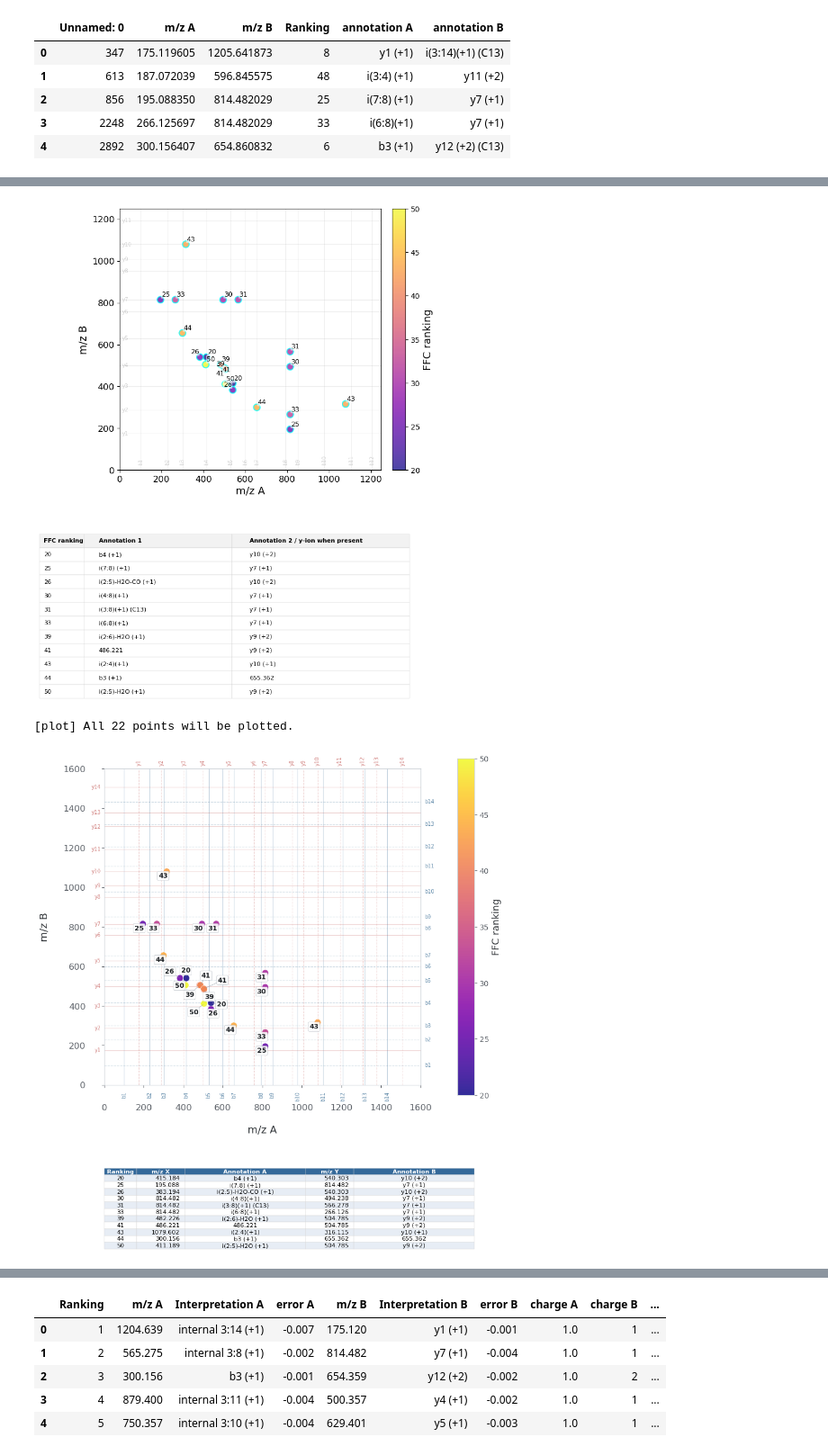
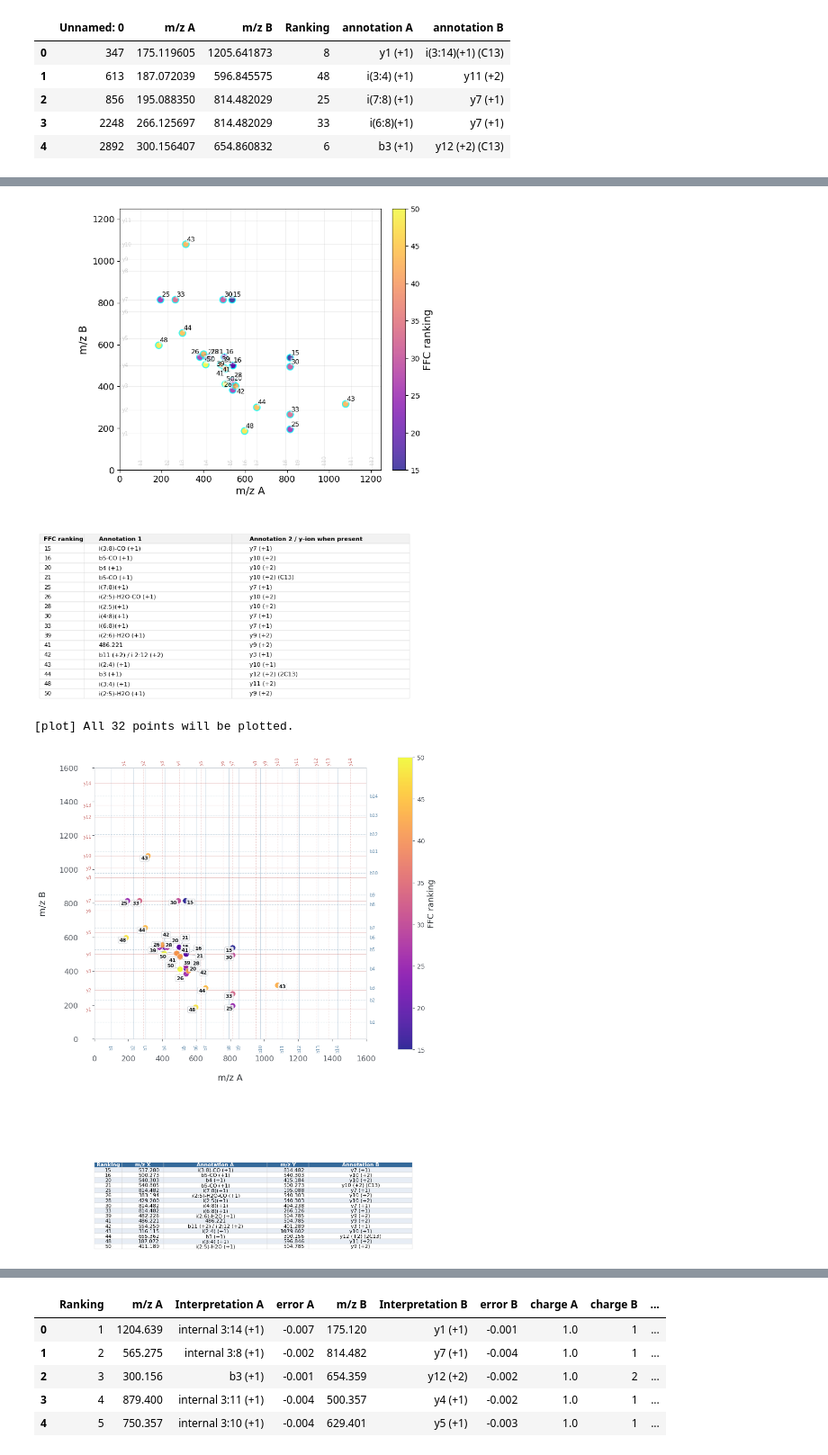
Before and after one commit to Kevinxsn/2D_spec_dict, a Jupyter notebook: paper/graph1.ipynb, the cells around one changed output, grey strips where cells are left out. Shown at 90% size. Drawn from its saved outputs; the diff is of its cells as text; code cells hidden in the pictures.

```diff
--- a/paper/graph1.ipynb
+++ b/paper/graph1.ipynb
@@ -1124,5 +1124,4 @@ plot_ffc_map(
 # %%
-ranking_to_drop = [3, 9, 12, 10, 24, 36, 18, 34, 61, 7, 19, 2, 11, 5, 4, 13, 14, 1, 46, 23, 29, 6, 22, 32, 35, 63, 77, 72, 52, 38,47,17,37,40,8]
 df_filtered = mms_df[~mms_df["Ranking"].isin(ranking_to_drop)].copy()
 # %%
 df_filtered.head()
@@ -1470,5 +1473,6 @@ fig, ax, ax_table, annotated_df = plot_ffc_annotation_map_with_table(
 # %%
-ranking_to_drop = [3, 9, 12, 10, 24, 36, 18, 34, 61, 7, 19, 2, 11, 5, 4, 13, 14, 1, 46, 23, 29, 6, 22, 32, 35, 63, 77, 72, 52, 38,47,17,37,40,8,48, 45, 49,]
+#ranking_to_drop = [3, 9, 12, 10, 24, 36, 18, 34, 61, 7, 19, 2, 11, 5, 4, 13, 14, 1, 46, 23, 29, 6, 22, 32, 35, 63, 77, 72, 52, 38,47,17,37,40,8,48, 45, 49,]
+ranking_to_drop = [3, 9, 10, 12, 18, 24, 27, 34, 36, 45, 6, 22, 32, 35, 49, 1, 1, 2, 2, 4, 4, 5, 5, 7, 7, 11, 11, 13, 13, 14, 14, 19, 19, 8, 8, 17, 17, 31, 31, 37, 37, 38, 38, 40, 40, 47, 47, 23, 23, 29, 29, 46, 46]
 # %%
 len(ranking_to_drop)
 # %% [output]
@@ -2737,8 +2740,9 @@ def plot_ffc_map_with_bottom_annotation_table(
 # %%
 b_ions = {f'b{i}':pep.ion_mass(f'b{i}') for i in range(1, len(PEP_SEQ))}
 y_ions = {f'y{i}':pep.ion_mass(f'y{i}') for i in range(1, len(PEP_SEQ))}
-ranking_to_drop = [3, 9, 12, 10, 24, 36, 18, 34, 61, 7, 19, 2, 11, 5, 4, 13, 14, 1, 46, 23, 29, 6, 22, 32, 35, 63, 77, 72, 52, 38,47,17,37,40,8,48, 45, 49,27, 21, 15, 16, 28,45, 48, 49, 42]
+ranking_to_drop = [3, 9, 10, 12, 18, 24, 27, 34, 36, 45, 6, 22, 32, 35, 49, 1, 1, 2, 2, 4, 4, 5, 5, 7, 7, 11, 11, 13, 13, 14, 14, 19, 19, 8, 8, 17, 17, 31, 31, 37, 37, 38, 38, 40, 40, 47, 47, 23, 23, 29, 29, 46, 46]
 df_annot = df_annot[~df_annot["Ranking"].isin(ranking_to_drop)].copy()
+
 
 fig, ax, ax_table, annotated_df = plot_ffc_map_with_bottom_annotation_table(
     df_annot,
@@ -2751,7 +2755,7 @@ fig, ax, ax_table, annotated_df = plot_ffc_map_with_bottom_annotation_table(
     y_ions=y_ions,
     xlim=(0, 1250),
     ylim=(0, 1250),
-    figsize=(9, 12),
+    figsize=(9, 14),
     number_fontsize=9,
     table_fontsize=8,
 )
@@ -2809,7 +2811,7 @@ fig, ax, ax_table, annotated_df = plot_ffc_map_with_bottom_annotation_table(
     table_fontsize=8,
 )
 # %% [output]
-[figure, old version]
+[figure, new version]
 # %%
 import re
 import os
@@ -2839,7 +2841,7 @@ def _arrange_labels(texts, xs, ys, ax, expand, force_points, force_text, iter_li
             adjust_text(texts, x=xs, y=ys, ax=ax, arrowprops=arrow)
 
 
-def plot_ffc_map_with_bottom_annotation_table(
+def plot_ffc_map_with_bottom_annotation_table_new(
     df,
     mz_a_col="m/z A",
     mz_b_col="m/z B",
@@ -3174,24 +3176,40 @@ def plot_ffc_map_with_bottom_annotation_table(
 
     return fig, ax, ax_table, data
 # %%
-fig, ax, ax_table, annotated_df = plot_ffc_map_with_bottom_annotation_table(
+df_annot = pd.read_csv('point_not_line_VEA.csv')
+df_annot.head()
+
+df_annot = df_annot[~df_annot["Ranking"].isin(ranking_to_drop)].copy()
+df_annot_fixed = df_annot.copy()
+
+# Specify replacements as:
+# (row_index, column_name): new_value
+no_match_replacements = {
+    (19, "annotation A"): "486.221",       # example
+    (25, "annotation B"): "486.221"
+}
+
+for (idx, col), new_value in no_match_replacements.items():
+    df_annot_fixed.loc[idx, col] = new_value
+
+fig, ax, ax_table, annotated_df = plot_ffc_map_with_bottom_annotation_table_new(
     df_annot_fixed,
     mz_a_col="m/z A",
     mz_b_col="m/z B",
     ranking_col="Ranking",
     mz_a_anno_col="annotation A",
     mz_b_anno_col="annotation B",
     b_ions=b_ions,
     y_ions=y_ions,
     xlim=(0, 1600),
     ylim=(0, 1600),
-    figsize=(9, 12),
-    number_fontsize=9,
+    figsize=(9, 15),
+    number_fontsize=8,
     table_fontsize=8,
 )
 # %% [output]
-[plot] All 22 points will be plotted.
+[plot] All 32 points will be plotted.
-[figure, old version]
+[figure, new version]
 # %%
 df_annot_fixed.head()
 # %% [output]
```
Also changed, not shown: parts of 26 cells of this notebook, 14 other files.
